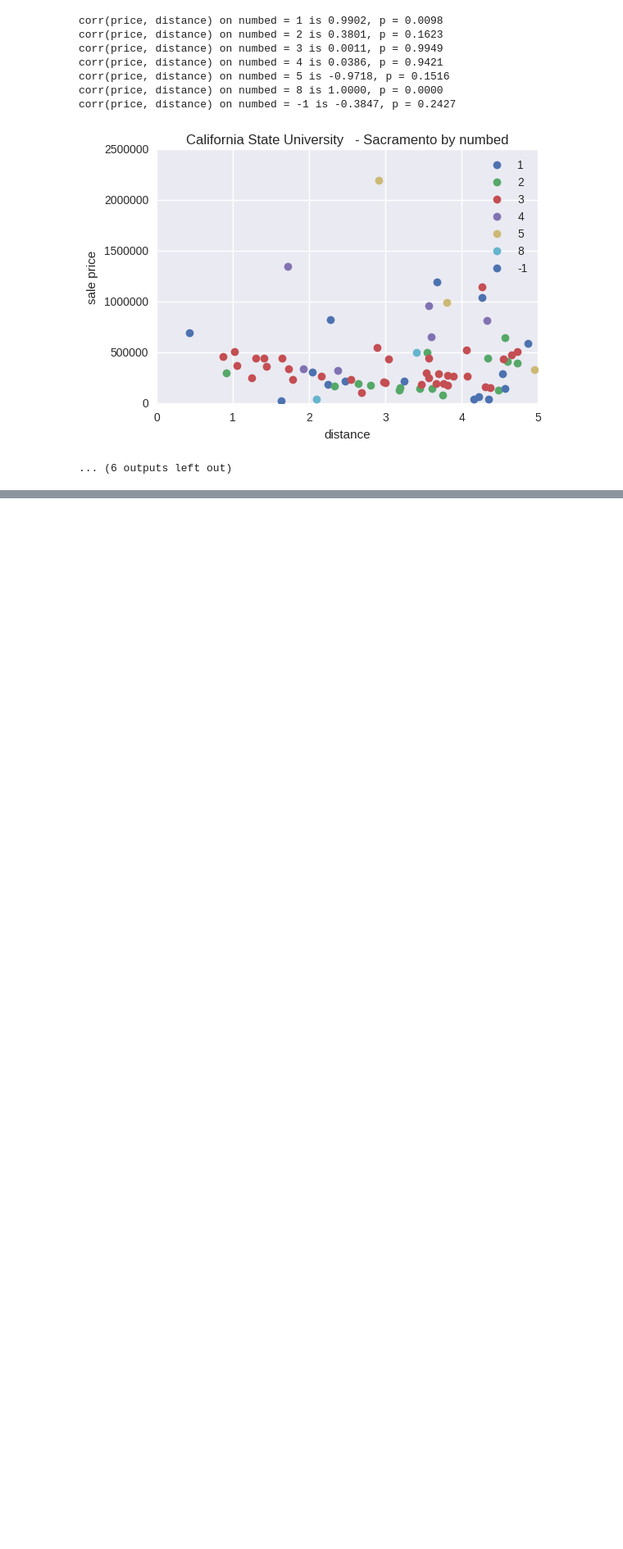
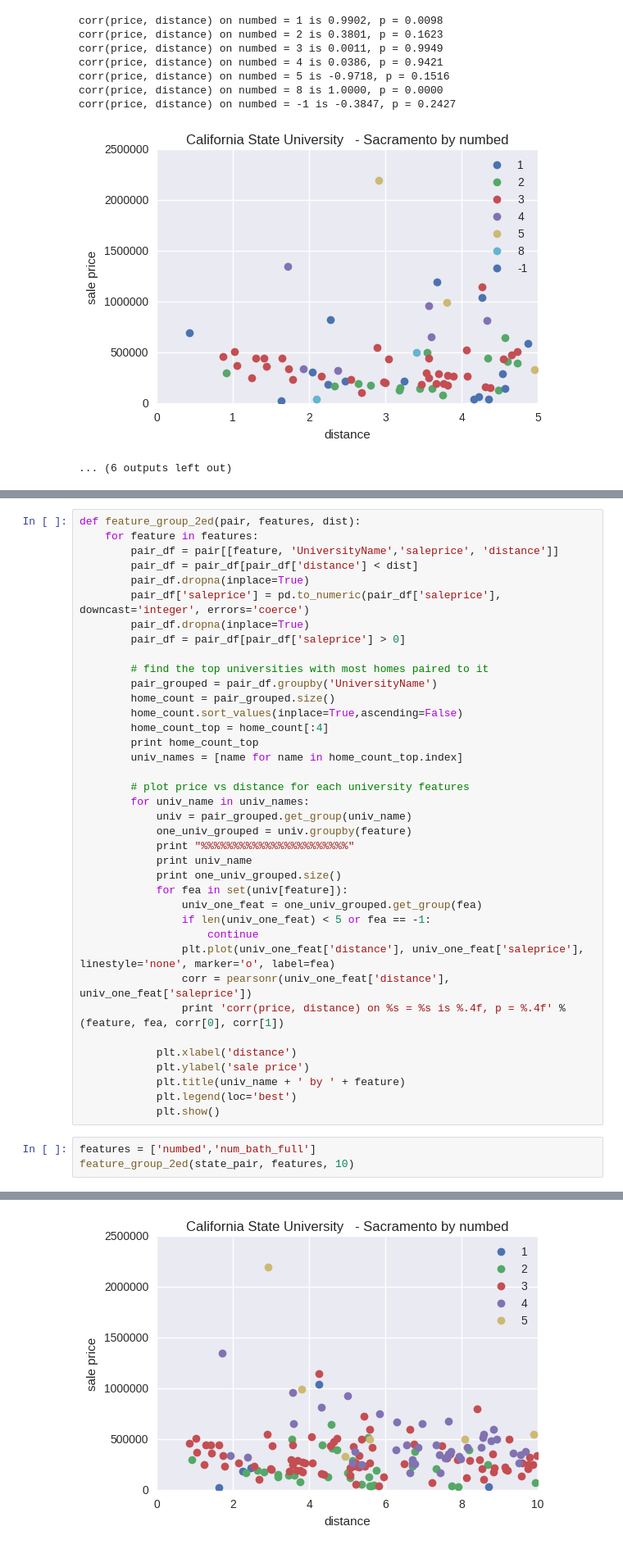
Before and after one commit to wuyifat/home_price, a Jupyter notebook: distCorr.ipynb, the cells around one changed output, grey strips where cells are left out. Shown at 82% size. Drawn from its saved outputs; the diff is of its cells as text; blank space fills up the shorter version.

```diff
--- a/distCorr.ipynb
+++ b/distCorr.ipynb
@@ -169,0 +173,42 @@ corr(price, distance) on numbed = -1 is -0.3847, p = 0.2427
+# %%
+def feature_group_2ed(pair, features, dist):
+    for feature in features:
+        pair_df = pair[[feature, 'UniversityName','saleprice', 'distance']]
+        pair_df = pair_df[pair_df['distance'] < dist]
+        pair_df.dropna(inplace=True)
+        pair_df['saleprice'] = pd.to_numeric(pair_df['saleprice'], downcast='integer', errors='coerce')
+        pair_df.dropna(inplace=True)
+        pair_df = pair_df[pair_df['saleprice'] > 0]
+
+        # find the top universities with most homes paired to it
+        pair_grouped = pair_df.groupby('UniversityName')
+        home_count = pair_grouped.size()
+        home_count.sort_values(inplace=True,ascending=False)
+        home_count_top = home_count[:4]
+        print home_count_top
+        univ_names = [name for name in home_count_top.index]
+
+        # plot price vs distance for each university features
+        for univ_name in univ_names:
+            univ = pair_grouped.get_group(univ_name)
+            one_univ_grouped = univ.groupby(feature)
+            print "%%%%%%%%%%%%%%%%%%%%%%%"
+            print univ_name
+            print one_univ_grouped.size()
+            for fea in set(univ[feature]):
+                univ_one_feat = one_univ_grouped.get_group(fea)
+                if len(univ_one_feat) < 5 or fea == -1:
+                    continue
+                plt.plot(univ_one_feat['distance'], univ_one_feat['saleprice'], linestyle='none', marker='o', label=fea)
+                corr = pearsonr(univ_one_feat['distance'], univ_one_feat['saleprice'])
+                print 'corr(price, distance) on %s = %s is %.4f, p = %.4f' %(feature, fea, corr[0], corr[1])
+
+            plt.xlabel('distance')
+            plt.ylabel('sale price')
+            plt.title(univ_name + ' by ' + feature)
+            plt.legend(loc='best')
+            plt.show()
+# %%
+features = ['numbed','num_bath_full']
+feature_group_2ed(state_pair, features, 10)
+# %% [output]
@@ -169,0 +232 @@ corr(price, distance) on numbed = -1 is -0.3847, p = 0.2427
+[figure, added]
```
Also changed, not shown: parts of 4 cells of this notebook.
